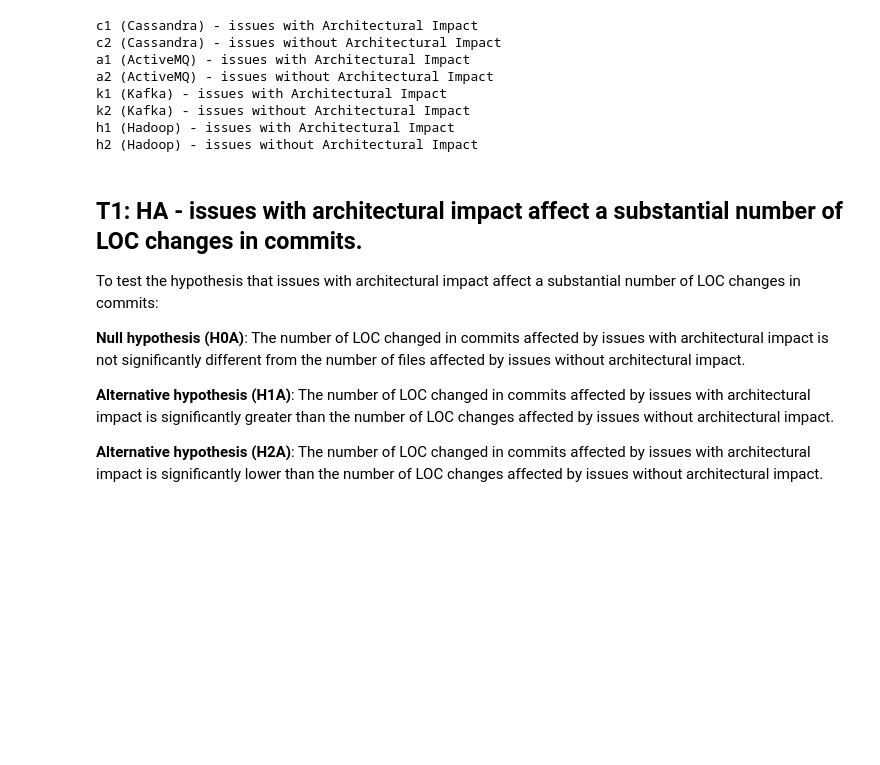
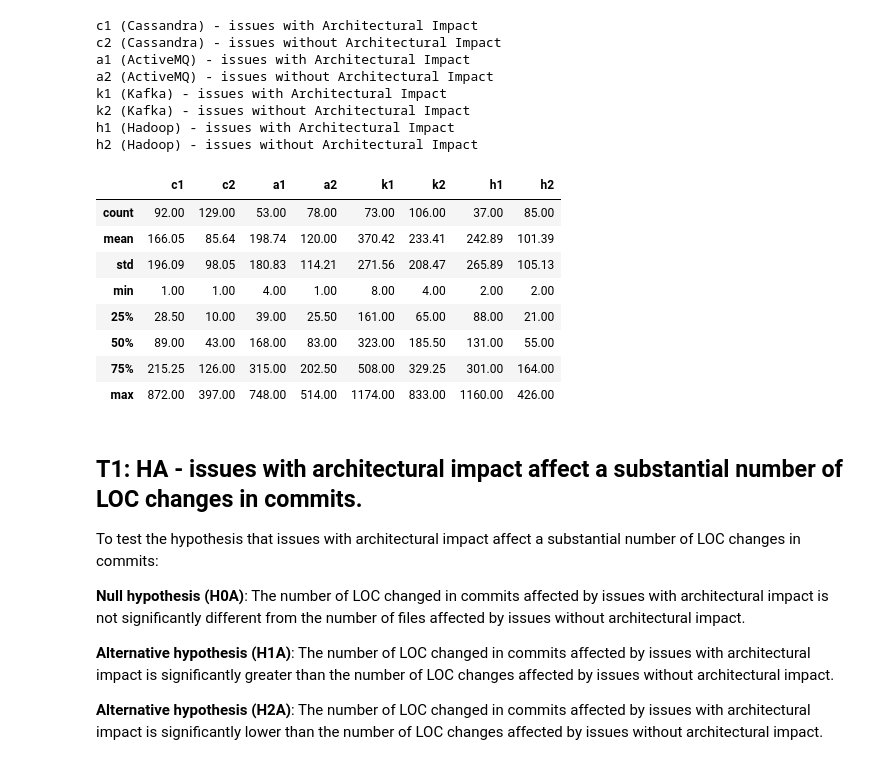
Before and after one commit to armandossrecife/my_validation3, a Jupyter notebook: my_comparison.ipynb, the cells around one changed output. Cells and saved outputs as stored; diff of their text form; code cells hidden in the pictures; blank space fills up the shorter version.

```diff
--- a/my_comparison.ipynb
+++ b/my_comparison.ipynb
@@ -1045,7 +1054,7 @@ df_hdp_ai_no = df_hadoop_issues_inspected[df_hadoop_issues_inspected.architectur
 lista_hdp_issues_architectural_impact_no = df_hdp_ai_no.issue_key.to_list()
 print('Relação entre Commits e Issues sem impacto arquitetural')
 
-df_merge_hdp_commits_issues_no = merge_comits_issues2(df_hdp_commits_arquivos_criticos, lista_hdo_issues_architectural_impact_no, 'HADOOP')
+df_merge_hdp_commits_issues_no = merge_comits_issues2(df_hdp_commits_arquivos_criticos, lista_hdp_issues_architectural_impact_no, 'HADOOP')
 df_merge_hdp_commits_issues_no
 # %% [output]
 Relação entre Commits e Issues sem impacto arquitetural
@@ -1083,6 +1092,19 @@ s12_hadoop = df12_hadoop_issues_commits_no_ai.time_resolution.dropna()
 d12_hadoop_issues_ai_no_tr = convert_list_days_in_list_int2(s12_hadoop.to_list())
 d12_hadoop_my_series = pd.Series(d12_hadoop_issues_ai_no_tr)
 d12_hadoop_without_outliers = remove_outliers_from_serie(d12_hadoop_my_series)
+# %%
+def df_describe_statistics(c1, c2, a1, a2, k1, k2, h1, h2):
+    df_describe = pd.DataFrame({
+                                'c1': round(c1.describe(), 2),
+                                'c2': round(c2.describe(), 2),
+                                'a1': round(a1.describe(), 2),
+                                'a2': round(a2.describe(), 2),
+                                'k1': round(k1.describe(), 2),
+                                'k2': round(k2.describe(), 2),
+                                'h1': round(h1.describe(), 2),
+                                'h2': round(h2.describe(), 2)
+                                })
+    return df_describe
 # %% [markdown]
 # Estatísticas dos Resultados
 # %% [markdown]
@@ -1107,6 +1129,19 @@ k1 (Kafka) - issues with Architectural Impact
 k2 (Kafka) - issues without Architectural Impact
 h1 (Hadoop) - issues with Architectural Impact
 h2 (Hadoop) - issues without Architectural Impact
+# %%
+df_describe_loc_change_commits = df_describe_statistics(d1_cassandra_without_outliers, d2_cassandra_without_outliers, d3_activemq_without_outliers, d4_activemq_without_outliers, d3_kafka_without_outliers, d4_kafka_without_outliers, d3_hadoop_without_outliers, d4_hadoop_without_outliers)
+df_describe_loc_change_commits
+# %% [output]
+|  | c1 | c2 | a1 | a2 | k1 | k2 | h1 | h2 |
+| count | 92.00 | 129.00 | 53.00 | 78.00 | 73.00 | 106.00 | 37.00 | 85.00 |
+| mean | 166.05 | 85.64 | 198.74 | 120.00 | 370.42 | 233.41 | 242.89 | 101.39 |
+| std | 196.09 | 98.05 | 180.83 | 114.21 | 271.56 | 208.47 | 265.89 | 105.13 |
+| min | 1.00 | 1.00 | 4.00 | 1.00 | 8.00 | 4.00 | 2.00 | 2.00 |
+| 25% | 28.50 | 10.00 | 39.00 | 25.50 | 161.00 | 65.00 | 88.00 | 21.00 |
+| 50% | 89.00 | 43.00 | 168.00 | 83.00 | 323.00 | 185.50 | 131.00 | 55.00 |
+| 75% | 215.25 | 126.00 | 315.00 | 202.50 | 508.00 | 329.25 | 301.00 | 164.00 |
+| max | 872.00 | 397.00 | 748.00 | 514.00 | 1174.00 | 833.00 | 1160.00 | 426.00 |
 # %% [markdown]
 ## T1: HA - issues with architectural impact affect a substantial number of LOC changes in commits.
 
```
Also changed, not shown: parts of 7 cells of this notebook.
